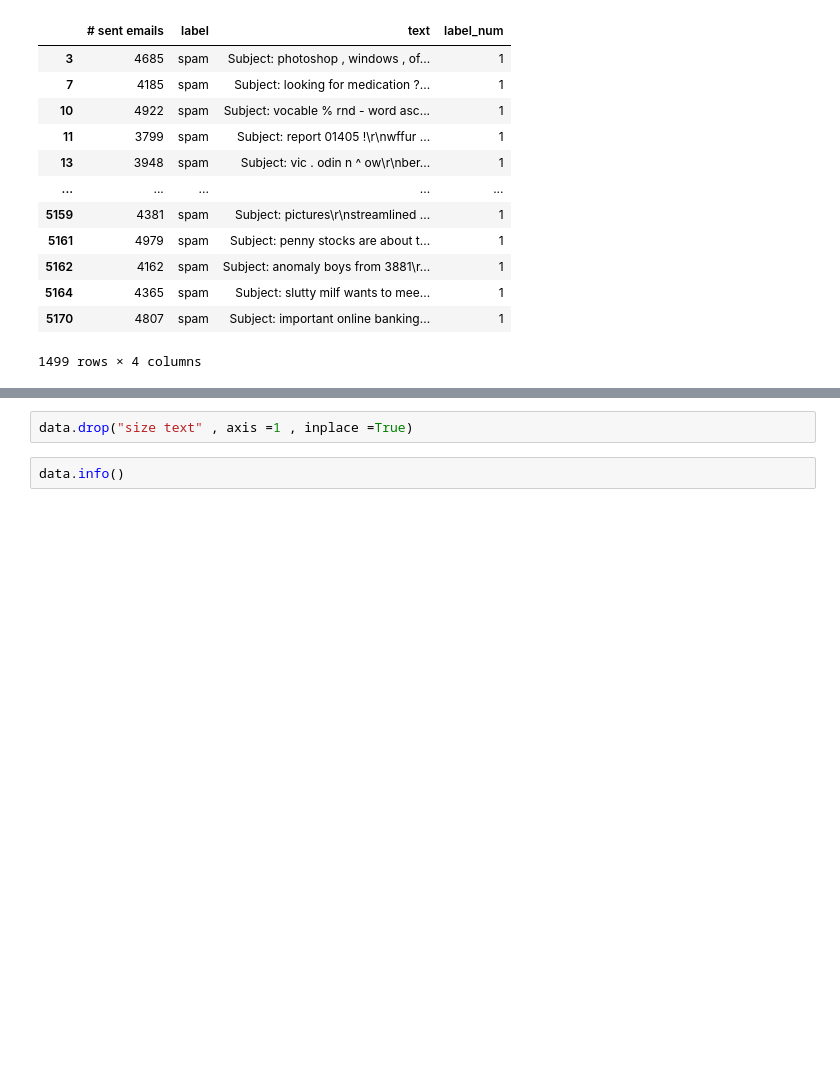
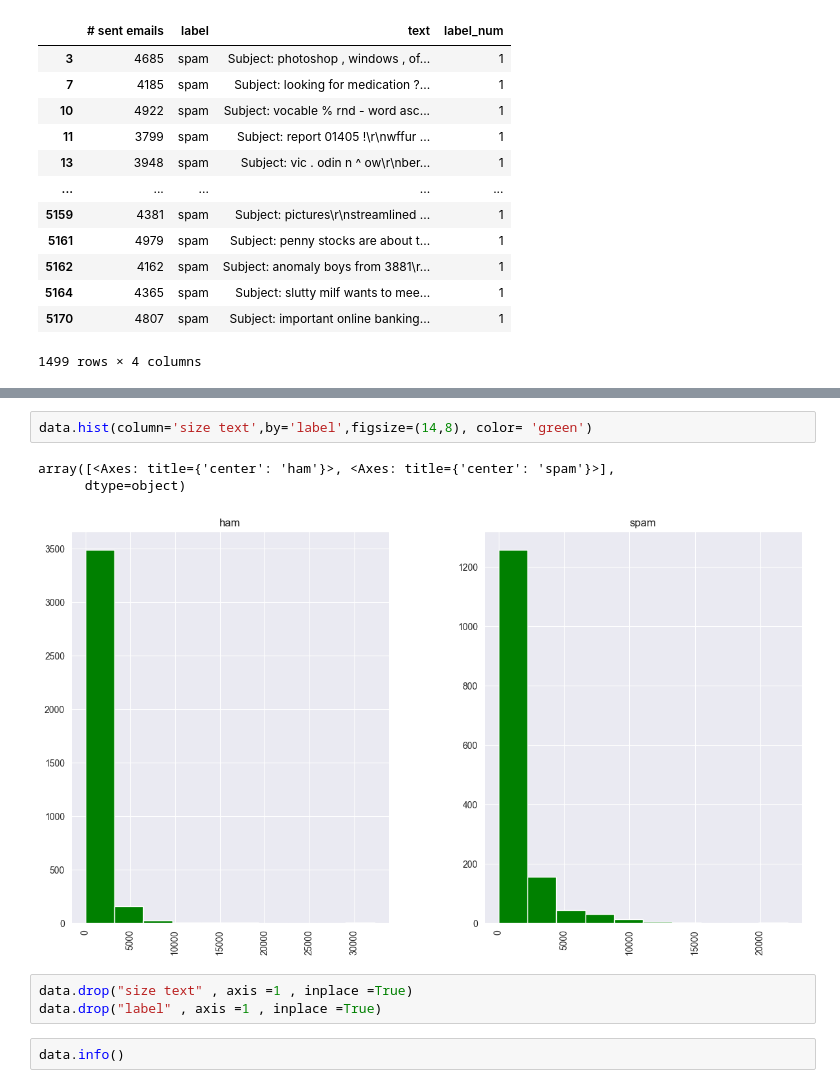
Before and after one commit to Alinist/Email-Spam-Classifier, a Jupyter notebook: Email_Spam_Detection.ipynb, the cells around one changed output, grey strips where cells are left out. Saved outputs shown, nothing was run; the diff lists cells and outputs as text; blank space fills up the shorter version.

```diff
--- a/Email_Spam_Detection.ipynb
+++ b/Email_Spam_Detection.ipynb
@@ -204,5 +224,12 @@ data[data["text"].duplicated()]
+# %%
+data.hist(column='size text',by='label',figsize=(14,8), color= 'green')
+# %% [output]
+array([<Axes: title={'center': 'ham'}>, <Axes: title={'center': 'spam'}>],
+      dtype=object)
+[figure, added]
 # %%
 data.drop("size text" , axis =1 , inplace =True)
+data.drop("label" , axis =1 , inplace =True)
 # %%
 data.info()
 # %% [output]
```
Also changed, not shown: parts of 17 cells of this notebook, 8 other files.
